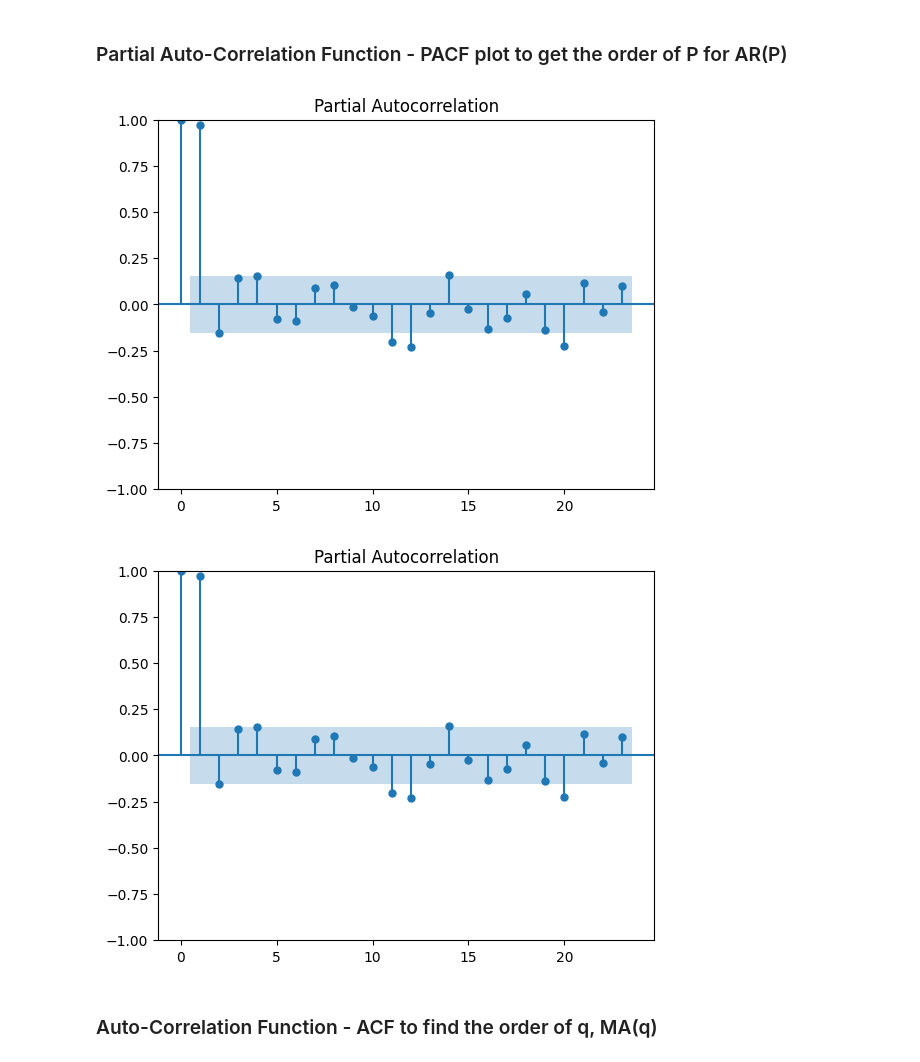
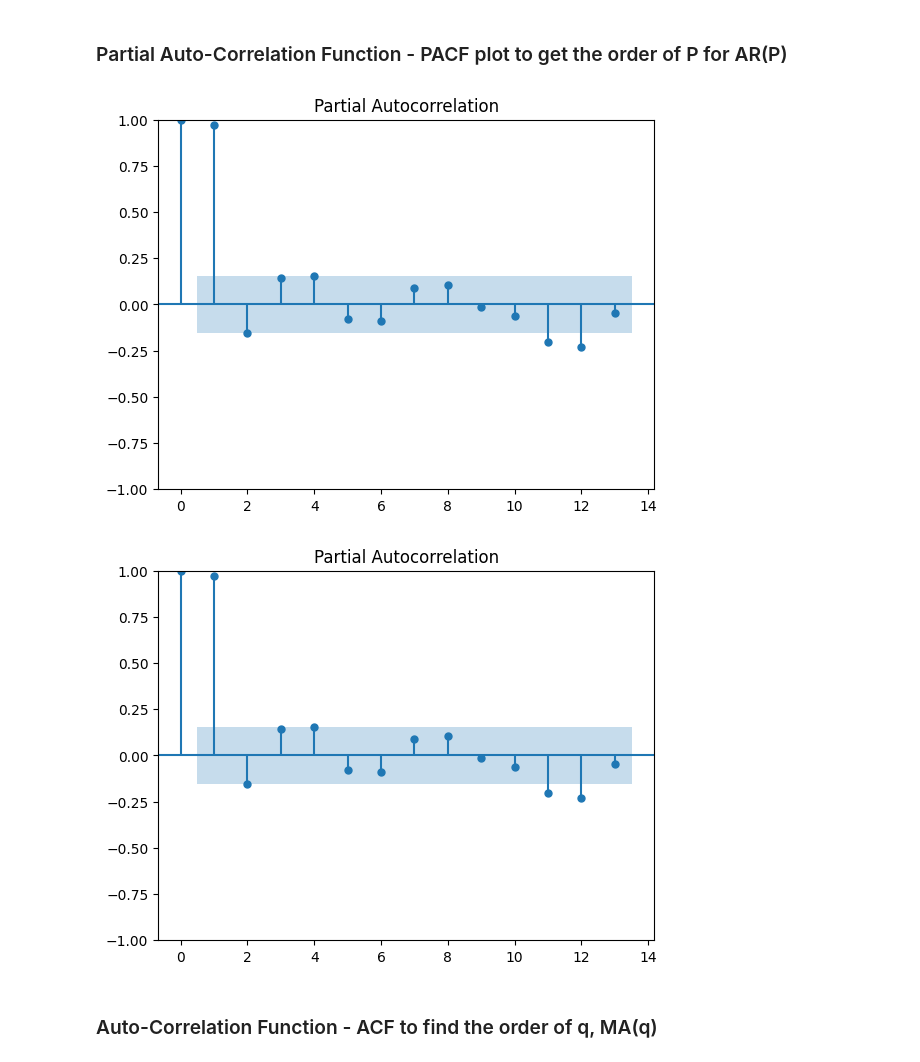
Before and after one commit to nkyatham/Time-series-Machine-Learning, a Jupyter notebook: app/arima_training.ipynb, the cells around one changed output. Saved outputs shown, nothing was run; the diff lists cells and outputs as text; code cells hidden in the pictures.

```diff
--- a/app/arima_training.ipynb
+++ b/app/arima_training.ipynb
@@ -297,11 +308,11 @@ res_m.plot()
 ### Partial Auto-Correlation Function - PACF plot to get the order of P for AR(P)
 # %%
 # figure, axis = plt.subplots(2)
-plot_pacf(data_tesla.resample(rule='M').mean().Close)
+plot_pacf(data_tesla.resample(rule='M').mean().Close, lags=13)
 # plot_acf(data_tesla.Close.diff().dropna(), ax=axis[1])
 # %% [output]
-[figure, old version]
+[figure, new version]
-[figure, old version]
+[figure, new version]
 # %% [markdown]
 ### Auto-Correlation Function - ACF to find the order of q, MA(q)
 # %%
```
Also changed, not shown: parts of 20 cells of this notebook, 4 other files.
